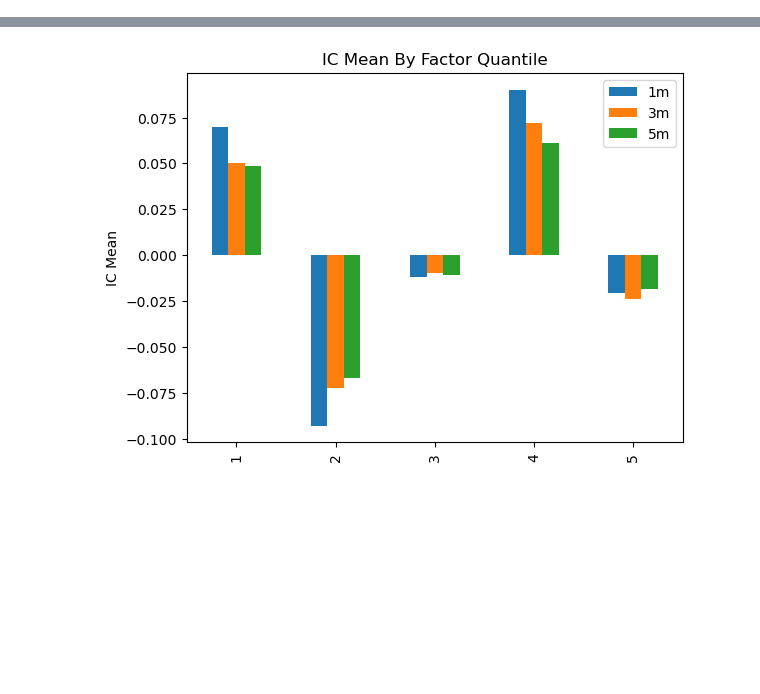
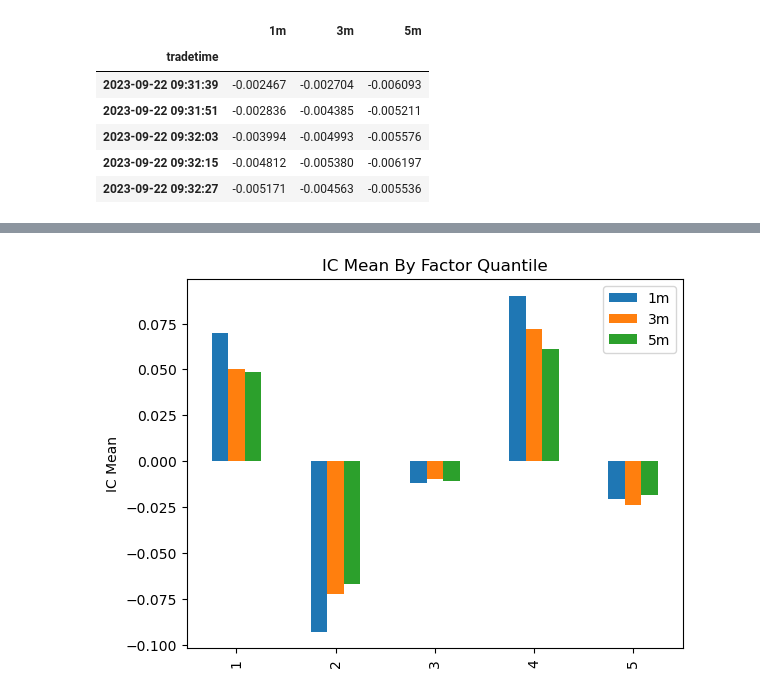
Before and after one commit to wzrwisdom/CalculateFactor_ByDDBAPI, a Jupyter notebook: example/evaluate.ipynb, the cells around one changed output, grey strips where cells are left out. Saved outputs shown, nothing was run; the diff lists cells and outputs as text; code cells hidden in the pictures; blank space fills up the shorter version.

```diff
--- a/example/evaluate.ipynb
+++ b/example/evaluate.ipynb
@@ -36,3 +97,13 @@ factor_and_ret.replace(np.inf, np.nan, inplace=True)
+# %%
+portforlio_group_return.loc[1].iloc[np.arange(0, 20, 4)]
+# %% [output]
+|  | 1m | 3m | 5m |
+| tradetime |  |  |  |
+| 2023-09-22 09:31:39 | -0.002467 | -0.002704 | -0.006093 |
+| 2023-09-22 09:31:51 | -0.002836 | -0.004385 | -0.005211 |
+| 2023-09-22 09:32:03 | -0.003994 | -0.004993 | -0.005576 |
+| 2023-09-22 09:32:15 | -0.004812 | -0.005380 | -0.006197 |
+| 2023-09-22 09:32:27 | -0.005171 | -0.004563 | -0.005536 |
 # %%
 import evaluate
 close = evaluate.get_trade_close_bydate(stat_date, config)
```
Also changed, not shown: parts of 24 cells of this notebook, 10 other files.
